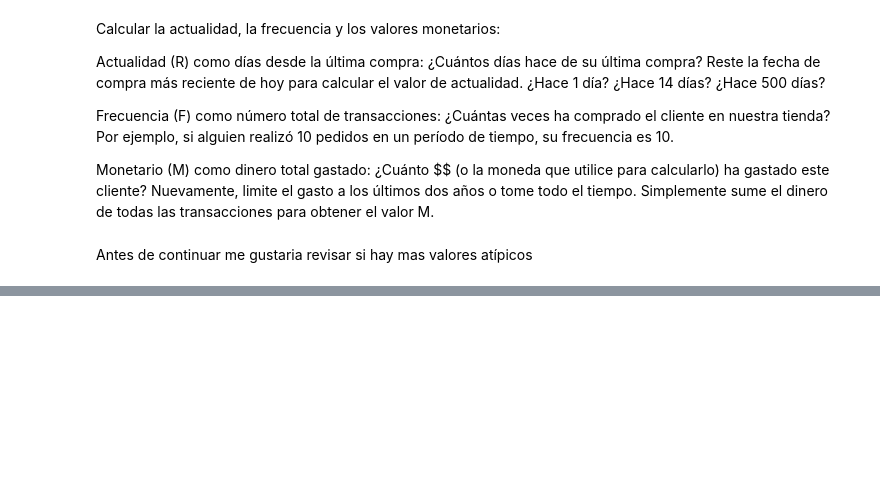
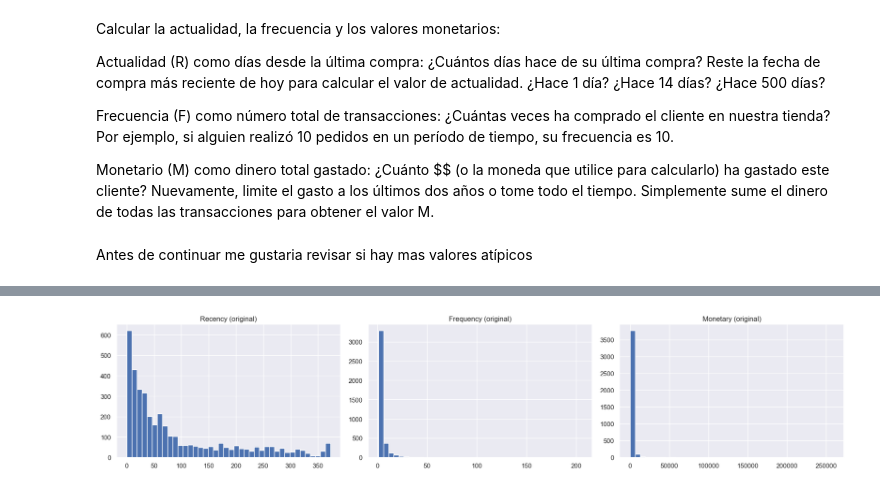
Before and after one commit to alvarotoledo01/Parcial2_OnlineRetail, a Jupyter notebook: notebook.ipynb, the cells around one changed output, grey strips where cells are left out. Drawn from its saved outputs; the diff is of its cells as text; code cells hidden in the pictures; blank space fills up the shorter version.

```diff
--- a/notebook.ipynb
+++ b/notebook.ipynb
@@ -514,3 +514,19 @@ Registros potencialmente imposibles: 431
 | 540278 | 581475 | 23235 | storage tin vintage leaf | 12 | 2011-12-09 08:39:00 | 1.25 | 13069.0 | United Kingdom | 12 | ... |
 | 540279 | 581475 | 23272 | tree tlight holder willie winkie | 12 | 2011-12-09 08:39:00 | 0.39 | 13069.0 | United Kingdom | 12 | ... |
 | 540280 | 581475 | 23239 | set of 4 knick knack tins poppies | 6 | 2011-12-09 08:39:00 | 1.65 | 13069.0 | United Kingdom | 12 | ... |
+# %%
+# ---------------------------------------------------------------
+# 1. Construir tabla RFM a partir de df_uk
+# ---------------------------------------------------------------
+rfm = (
+    df_uk.groupby("CustomerID")
+         .agg(
+             Recency   = ("InvoiceDate", lambda x: (presence - x.max()).days),
+             Frequency = ("InvoiceNo",   "nunique"),
+             Monetary  = ("total_price", "sum")
+         )
+         .reset_index()
+)
+
+print("🔹 Primeras filas de la tabla RFM")
+display(rfm.head())
@@ -516,0 +541,9 @@ Registros potencialmente imposibles: 431
+# %%
+fig, ax = plt.subplots(1, 3, figsize=(18, 4))
+for axi, col in zip(ax, ["Recency", "Frequency", "Monetary"]):
+    axi.hist(rfm[col], bins=40)
+    axi.set_title(f"{col} (original)")
+plt.tight_layout()
+plt.show()
+# %% [output]
+[figure, added]
```
Also changed, not shown: parts of 14 cells of this notebook.
